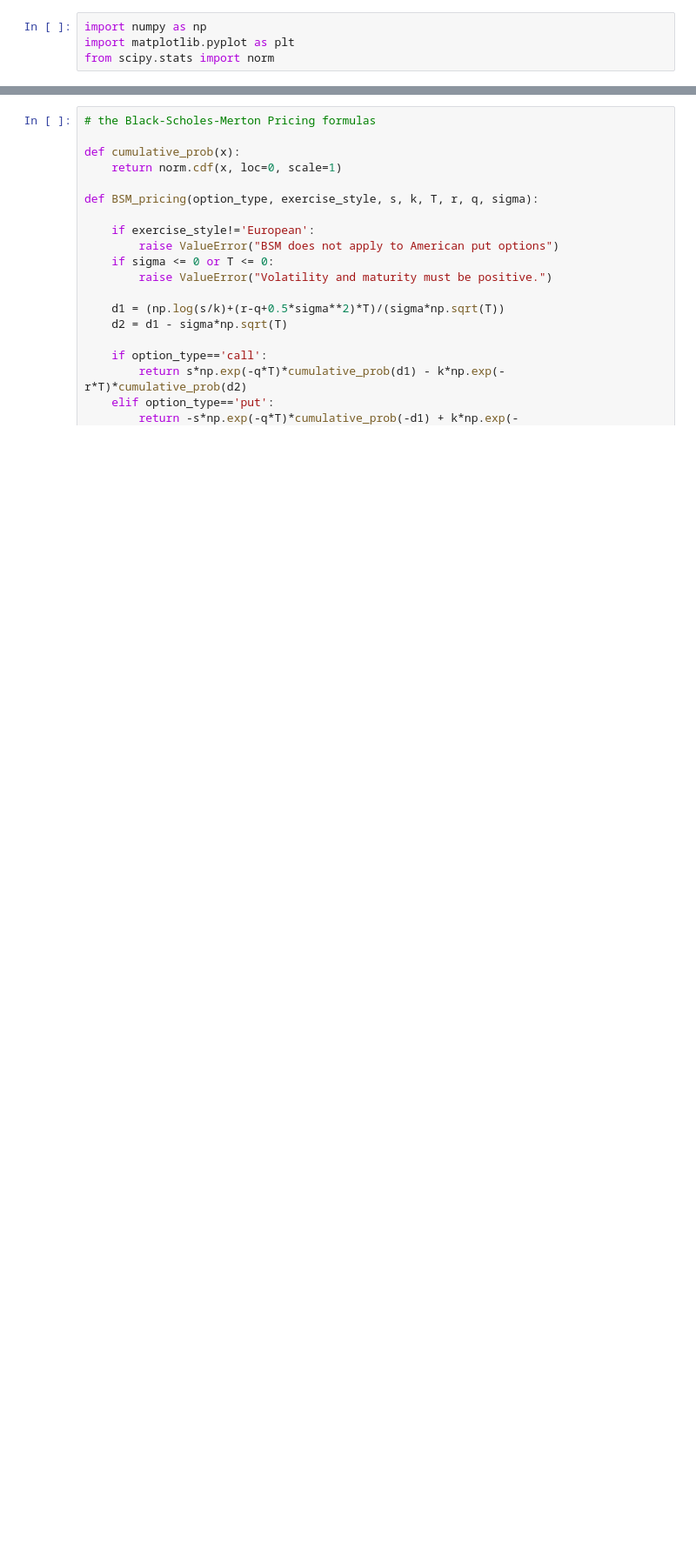
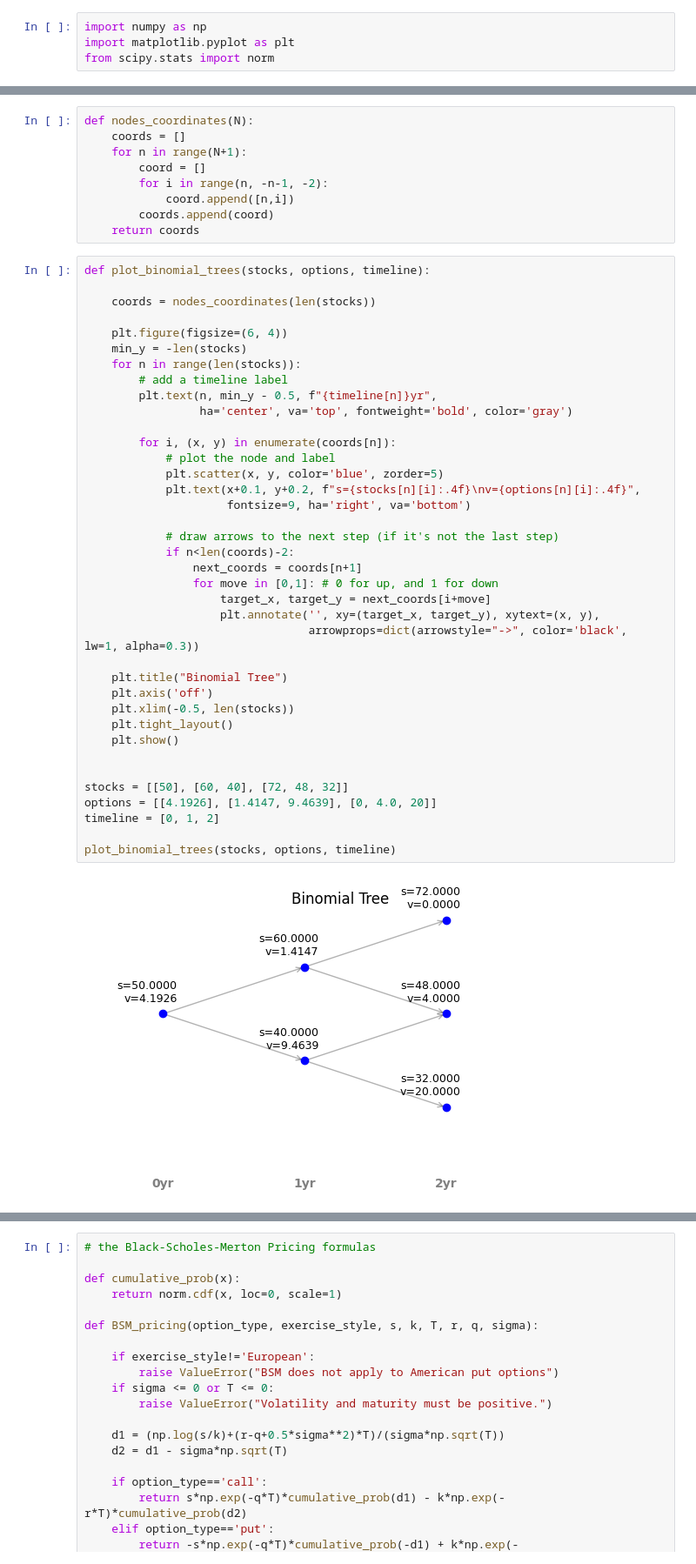
Before and after one commit to hsiuhsil/options_futures_derivatives, a Jupyter notebook: Binomial Trees.ipynb, the cells around one changed output, grey strips where cells are left out. Shown at 87% size. Drawn from its saved outputs; the diff is of its cells as text; blank space fills up the shorter version.

Commit message:
refine the plotting code for the binomial trees

```diff
--- a/Binomial Trees.ipynb
+++ b/Binomial Trees.ipynb
@@ -39,3 +9,52 @@ plt.show()
+# %%
+def nodes_coordinates(N):
+    coords = []
+    for n in range(N+1):
+        coord = []
+        for i in range(n, -n-1, -2):
+            coord.append([n,i])
+        coords.append(coord)
+    return coords
+# %%
+def plot_binomial_trees(stocks, options, timeline):
+
+    coords = nodes_coordinates(len(stocks))
+
+    plt.figure(figsize=(6, 4))
+    min_y = -len(stocks)
+    for n in range(len(stocks)):
+        # add a timeline label
+        plt.text(n, min_y - 0.5, f"{timeline[n]}yr",
+                 ha='center', va='top', fontweight='bold', color='gray')
+
+        for i, (x, y) in enumerate(coords[n]):
+            # plot the node and label
+            plt.scatter(x, y, color='blue', zorder=5)
+            plt.text(x+0.1, y+0.2, f"s={stocks[n][i]:.4f}\nv={options[n][i]:.4f}",
+                     fontsize=9, ha='right', va='bottom')
+
+            # draw arrows to the next step (if it's not the last step)
+            if n<len(coords)-2:
+                next_coords = coords[n+1]
+                for move in [0,1]: # 0 for up, and 1 for down
+                    target_x, target_y = next_coords[i+move]
+                    plt.annotate('', xy=(target_x, target_y), xytext=(x, y),
+                                 arrowprops=dict(arrowstyle="->", color='black', lw=1, alpha=0.3))
+
+    plt.title("Binomial Tree")
+    plt.axis('off')
+    plt.xlim(-0.5, len(stocks))
+    plt.tight_layout()
+    plt.show()
+
+
+stocks = [[50], [60, 40], [72, 48, 32]]
+options = [[4.1926], [1.4147, 9.4639], [0, 4.0, 20]]
+timeline = [0, 1, 2]
+
+plot_binomial_trees(stocks, options, timeline)
+# %% [output]
+[figure, added]
 # %%
 def option_price(option_type, exercise_style, s, k, up, down, dt_months, T, r):
     # from ch 13.4
```
Also changed, not shown: parts of 7 cells of this notebook.
